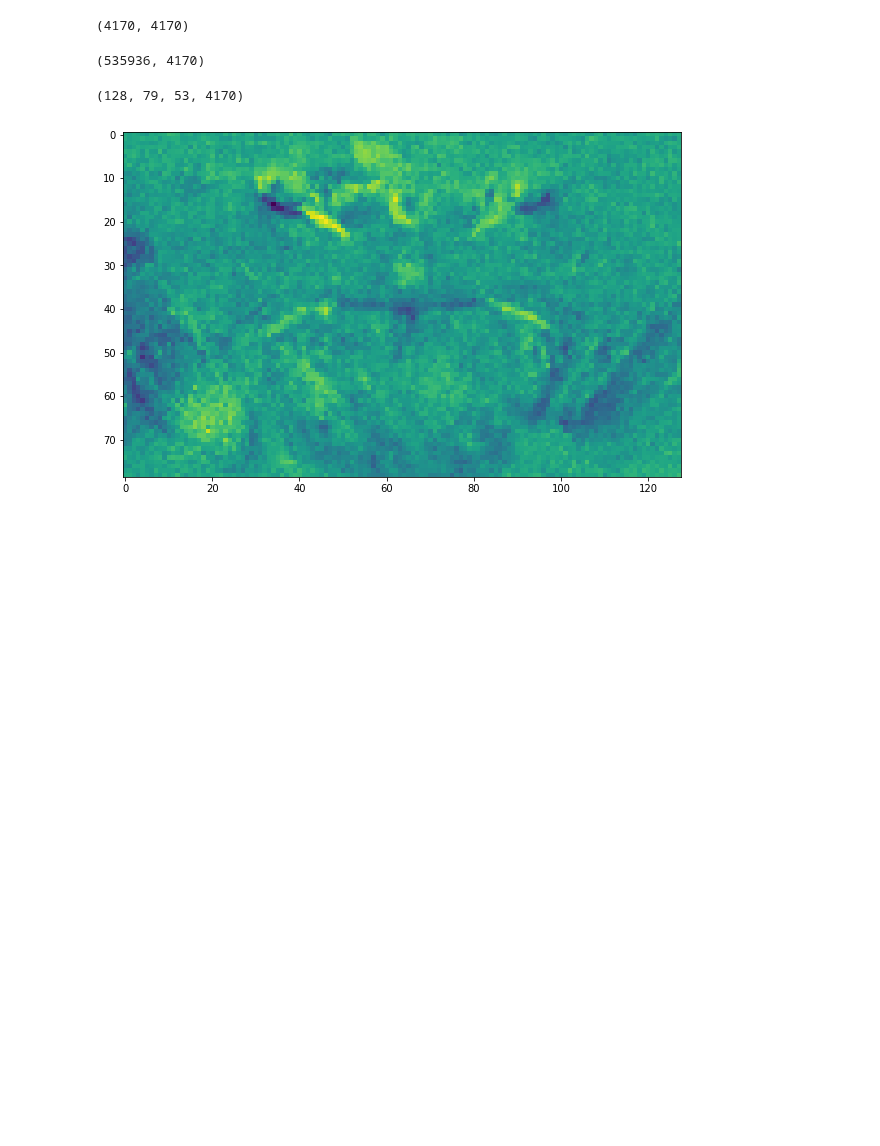
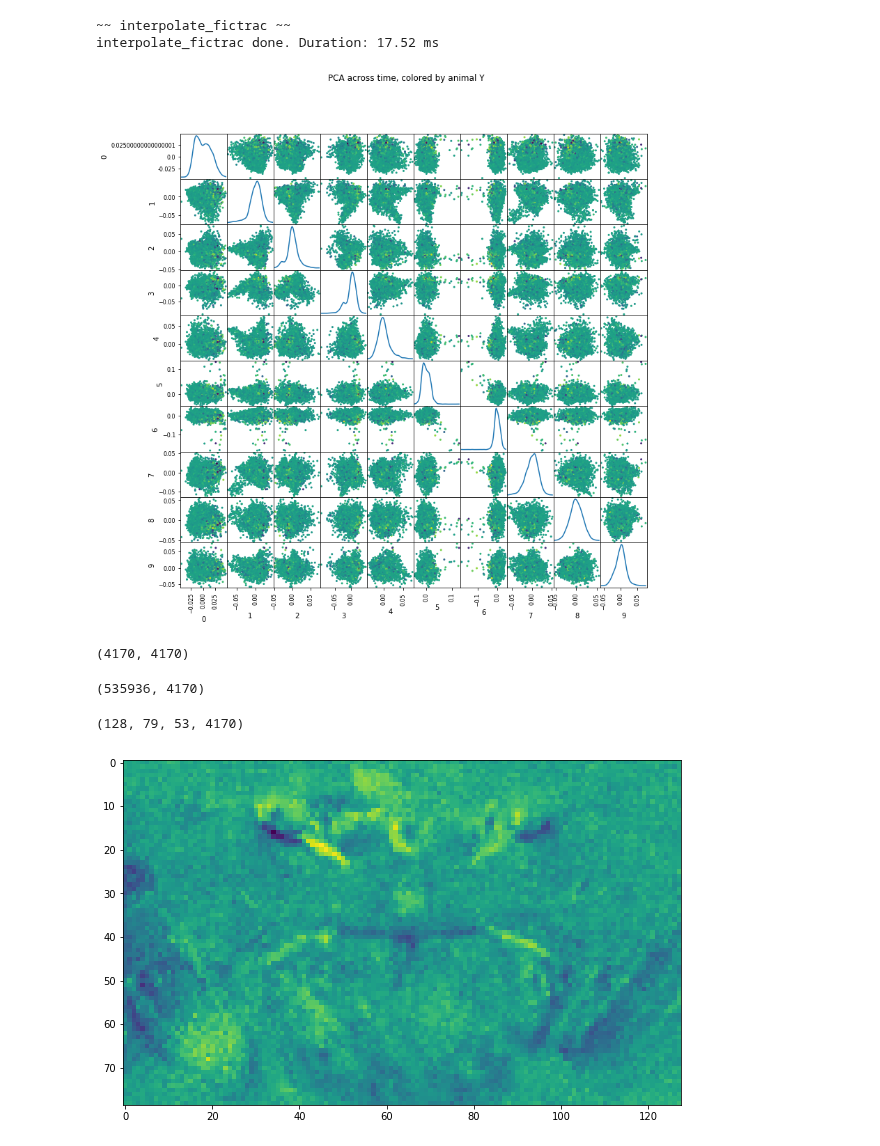
Before and after one commit to bellabrez/bigbadbrain, a Jupyter notebook: jupyter_notebooks/PCA.ipynb, the cells around one changed output. Saved outputs shown, nothing was run; the diff lists cells and outputs as text; code cells hidden in the pictures; blank space fills up the shorter version.

```diff
--- a/jupyter_notebooks/PCA.ipynb
+++ b/jupyter_notebooks/PCA.ipynb
@@ -42,0 +104,7 @@ data
+# %%
+fps = 50 #of fictrac camera
+dur = 30 * 60 * 1000 # experiment duration in ms
+directory = '/oak/stanford/groups/trc/data/Brezovec/2P_Imaging/20190101_walking_dataset/fly_25/'
+fictrac = load_fictrac(directory)
+timestamps = load_timestamps(directory)
+fic_speed = interpolate_fictrac(fictrac, timestamps, fps, dur, behavior='speed',sigma=3)
@@ -43,3 +134,19 @@ data
+# %%
+pc_data = data[0]['pca_componentsFalse.npy'][:10,:]
+df = pd.DataFrame(np.swapaxes(pc_data,0,1))
+# %%
+fic_speed = interpolate_fictrac(fictrac, timestamps, fps, dur, behavior='dRotLabY',sigma=3)
+speed_vector = fic_speed[:,0]
+color = speed_vector
+# %% [output]
+~~ interpolate_fictrac ~~
+interpolate_fictrac done. Duration: 17.52 ms
+# %%
+scatter_matrix(df, alpha = 1, figsize = (12, 12), diagonal = 'kde', c=color)
+plt.suptitle('PCA across time, colored by animal Y')
+plt.show()
+# %% [output]
+[figure, added]
 # %%
 file = os.path.join(folder, 'pca_out_flipped.npy')
 # %%
```
Also changed, not shown: parts of 15 cells of this notebook, 5 other files.
